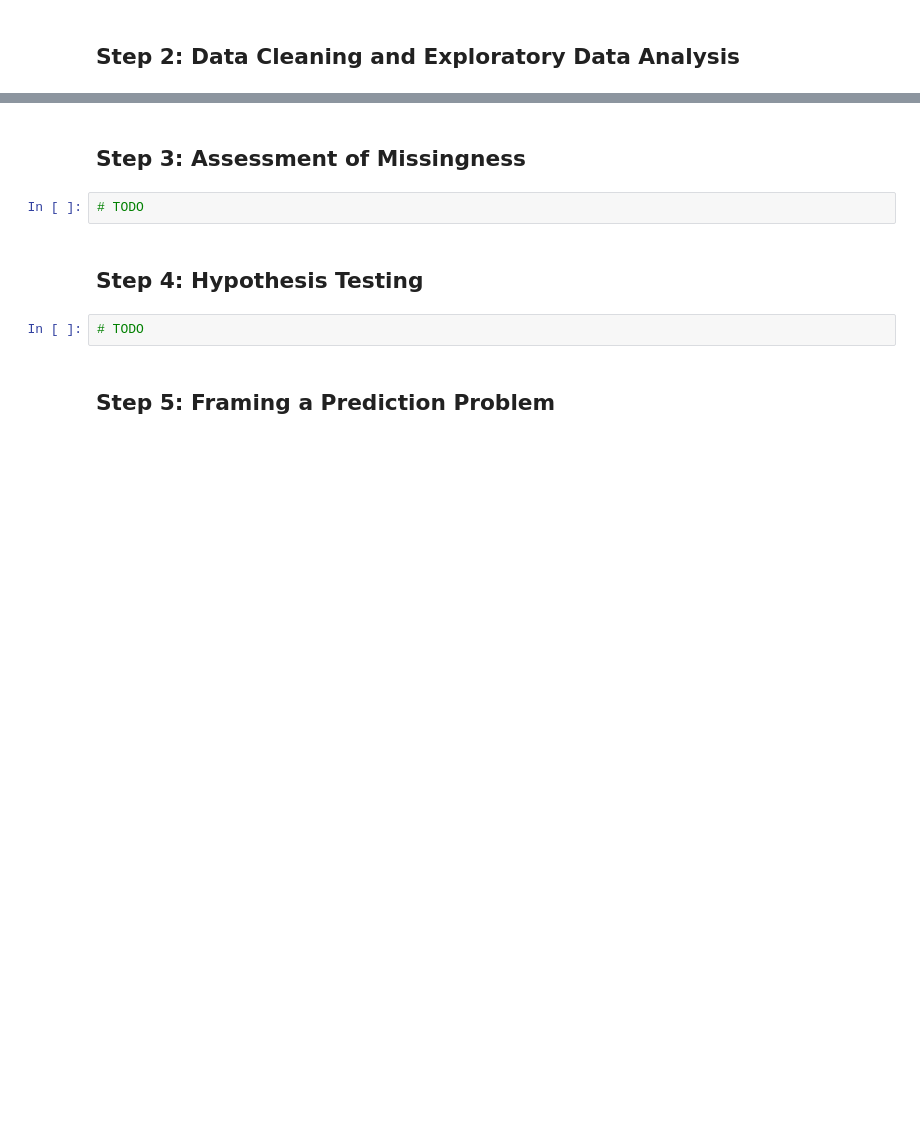
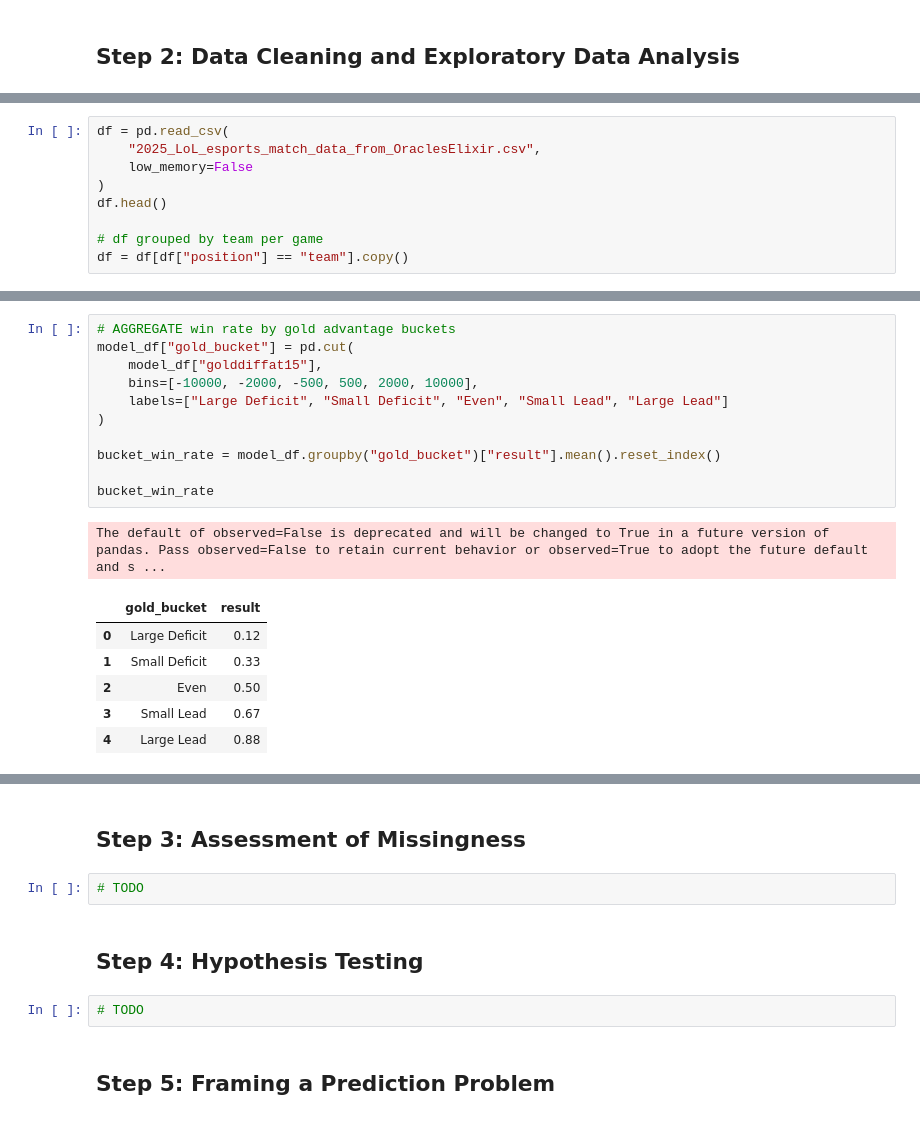
Before and after one commit to iskabell/dsc80-2026-wi, a Jupyter notebook: projects/proj04/template.ipynb, the cells around one changed output, grey strips where cells are left out. Saved outputs shown, nothing was run; the diff lists cells and outputs as text; blank space fills up the shorter version.

```diff
--- a/projects/proj04/template.ipynb
+++ b/projects/proj04/template.ipynb
@@ -23,0 +22,9 @@ pd.options.plotting.backend = 'plotly'
+# %%
+df = pd.read_csv(
+    "2025_LoL_esports_match_data_from_OraclesElixir.csv",
+    low_memory=False
+)
+df.head()
+
+# df grouped by team per game
+df = df[df["position"] == "team"].copy()
@@ -23,0 +176,19 @@ pd.options.plotting.backend = 'plotly'
+# %%
+# AGGREGATE win rate by gold advantage buckets
+model_df["gold_bucket"] = pd.cut(
+    model_df["golddiffat15"],
+    bins=[-10000, -2000, -500, 500, 2000, 10000],
+    labels=["Large Deficit", "Small Deficit", "Even", "Small Lead", "Large Lead"]
+)
+
+bucket_win_rate = model_df.groupby("gold_bucket")["result"].mean().reset_index()
+
+bucket_win_rate
+# %% [output]
+The default of observed=False is deprecated and will be changed to True in a future version of pandas. Pass observed=False to retain current behavior or observed=True to adopt the future default and s ...
+|  | gold_bucket | result |
+| 0 | Large Deficit | 0.12 |
+| 1 | Small Deficit | 0.33 |
+| 2 | Even | 0.50 |
+| 3 | Small Lead | 0.67 |
+| 4 | Large Lead | 0.88 |
```
Also changed, not shown: parts of 13 cells of this notebook, 1 other file.
